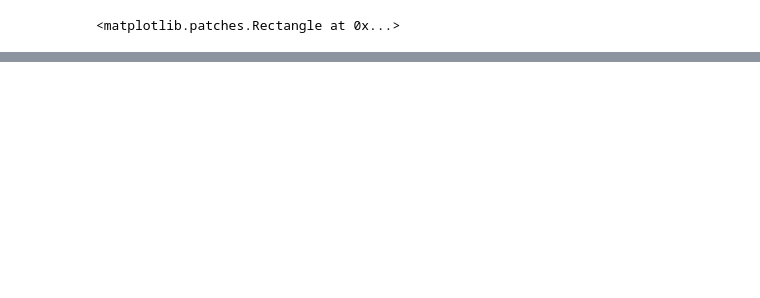
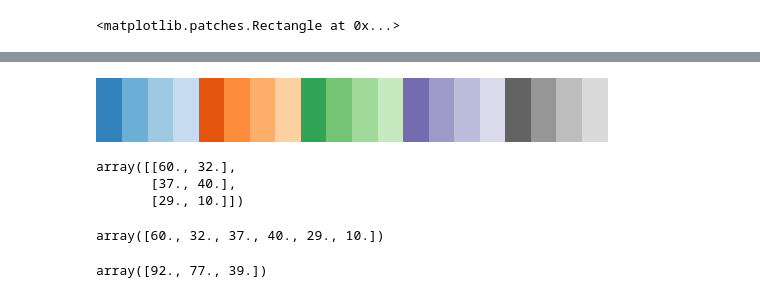
Before and after one commit to Mateusz-Matejko/data-science-bootcamp, a Jupyter notebook: VI-vizualization/Matplotlib Day 1.ipynb, the cells around one changed output, grey strips where cells are left out. Saved outputs shown, nothing was run; the diff lists cells and outputs as text; code cells hidden in the pictures; blank space fills up the shorter version.

```diff
--- a/VI-vizualization/Matplotlib Day 1.ipynb
+++ b/VI-vizualization/Matplotlib Day 1.ipynb
@@ -256,0 +397,19 @@ NameError: name 'df' is not defined
+# %%
+cmap = plt.colormaps['tab20c']
+cmap
+# %% [output]
+[figure, added]
+# %%
+vals
+# %% [output]
+array([[60., 32.],
+       [37., 40.],
+       [29., 10.]])
+# %%
+vals.flatten()
+# %% [output]
+array([60., 32., 37., 40., 29., 10.])
+# %%
+vals.sum(axis=1)
+# %% [output]
+array([92., 77., 39.])
```
Also changed, not shown: parts of 20 cells of this notebook, 1 other file.
